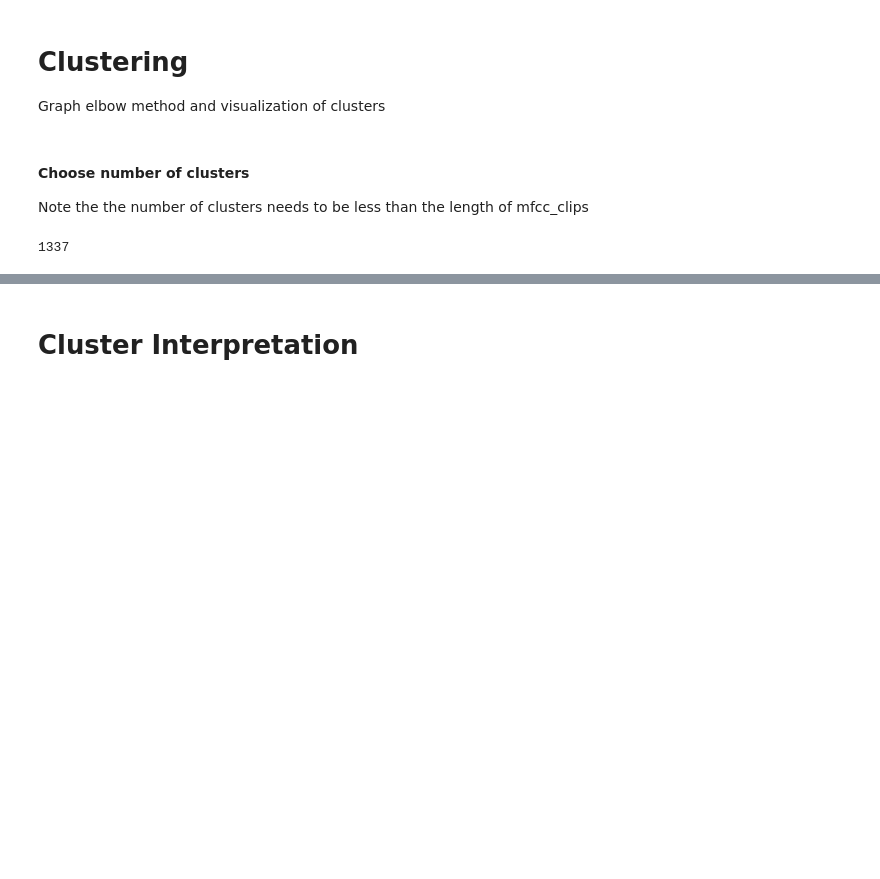
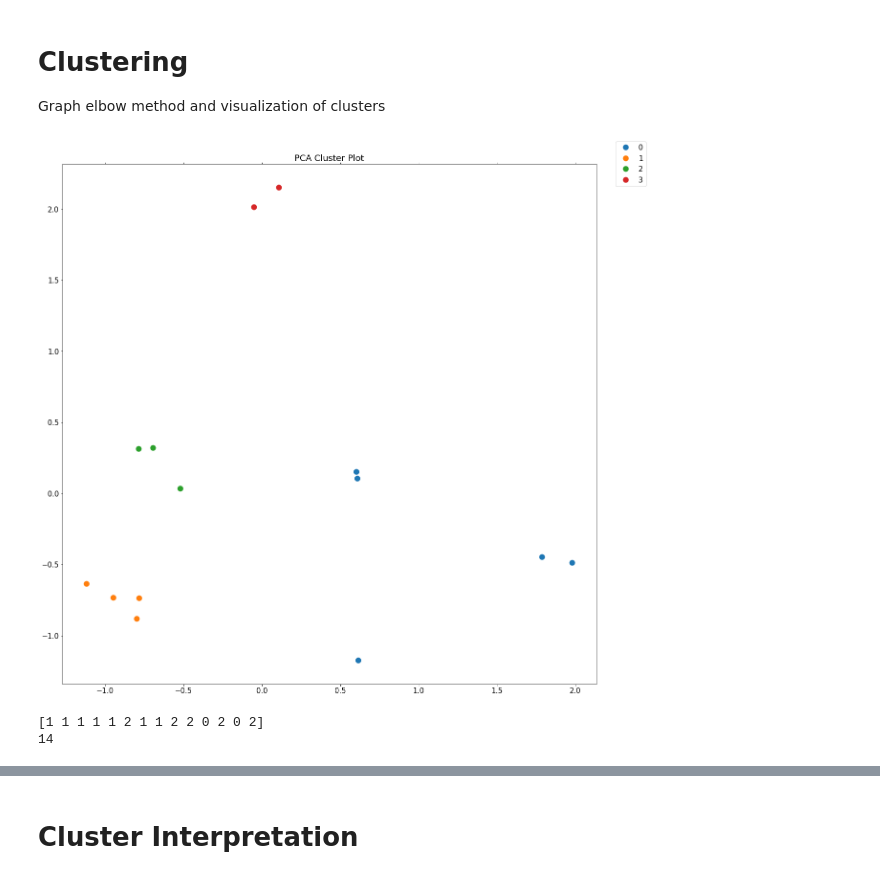
Before and after one commit to UCSD-E4E/passive-acoustic-biodiversity, a Jupyter notebook: Visualization/Audio_Data_Visualization_K_means_spherical.ipynb, the cells around one changed output, grey strips where cells are left out. Drawn from its saved outputs; the diff is of its cells as text; code cells hidden in the pictures; blank space fills up the shorter version.

```diff
--- a/Visualization/Audio_Data_Visualization_K_means_spherical.ipynb
+++ b/Visualization/Audio_Data_Visualization_K_means_spherical.ipynb
@@ -227,0 +244,6 @@ Reshape your data either using array.reshape(-1, 1) if your data has a single fe
+# %%
+# TODO: plot all the things
+dir_path = '/Volumes/Elements/Test/Data/'
+shorter_clips, file_names, timestamp = find_n_second_multiples_and_filenames(dir_path, 10, 44100)
+print(file_names)
+print(len(file_names))
@@ -228,24 +313,6 @@ Reshape your data either using array.reshape(-1, 1) if your data has a single fe
 # %% [markdown]
 # Clustering
 Graph elbow method and visualization of clusters
-# %%
-dist = 1 - cosine_similarity(mfcc_clips)
-mds = PCA(n_components=2, random_state=1)
-pos = mds.fit_transform(dist)  # shape (n_components, n_samples)
-
-X = pos
-# %%
-Error =[]
-for i in range(1, 11):
-    kmeans = KMeans(n_clusters = i).fit(X)
-    kmeans.fit(x)
-    Error.append(kmeans.inertia_)
-import matplotlib.pyplot as plt
-plt.plot(range(1, 11), Error)
-plt.title('Elbow method')
-plt.xlabel('No of clusters')
-plt.ylabel('Error')
-plt.show()
 # %%
 def cluster_plot(pos, title='', without_labels=False, width=20, height=20, savepath=''):
     plt.rc('font', size=15)
@@ -283,10 +350,3 @@ def cluster_plot(pos, title='', without_labels=False, width=20, height=20, savep
         plt.savefig(savepath, dpi=200, bbox_inches="tight")
 
     plt.show()
-# %% [markdown]
-#### Choose number of clusters
-Note the the number of clusters needs to be less than the length of mfcc_clips
-# %%
-print(len(mfcc_clips))
-# %% [output]
-1337
@@ -302,7 +353,25 @@ plt.savefig(savepath, dpi=200, bbox_inches="tight")
 # %%
-# Project the data onto 2D graph - 10 clusters
-dist = 1 - cosine_similarity(mfcc_clips)
-mds = TSNE(n_components=2, random_state=1)
+from sklearn.decomposition import PCA
+from sklearn.metrics.pairwise import cosine_similarity
+import pandas as pd
+
+dist = 1 - cosine_similarity(final_d)
+mds = PCA(n_components=2, random_state=1, whiten=True)
 pos = mds.fit_transform(dist)  # shape (n_components, n_samples)
+X = pos
 
-cluster_plot(pos, 'TSNE Cluster Plot', without_labels=True, savepath='/Volumes/Elements/Madre_de_Dios_Xeno_Canto_Birdcalls/Clusters_XenoCanto/tsne.png')
+cluster_plot(X, 'PCA Cluster Plot', without_labels=True, savepath='/Volumes/Elements/Madre_de_Dios_Xeno_Canto_Birdcalls/Clusters_XenoCanto/pca.png')
+# %% [output]
+[figure, added]
+# %%
+# Spherical K-means clustering
+# https://github.com/jasonlaska/spherecluster
+from spherecluster import SphericalKMeans
+n_clusters = 3
+clusters = SphericalKMeans(n_clusters).fit_predict(X)
+
+print(clusters)
+print(len(clusters))
+# %% [output]
+[1 1 1 1 1 2 1 1 2 2 0 2 0 2]
+14
```
Also changed, not shown: parts of 44 cells of this notebook, 6 other files.
